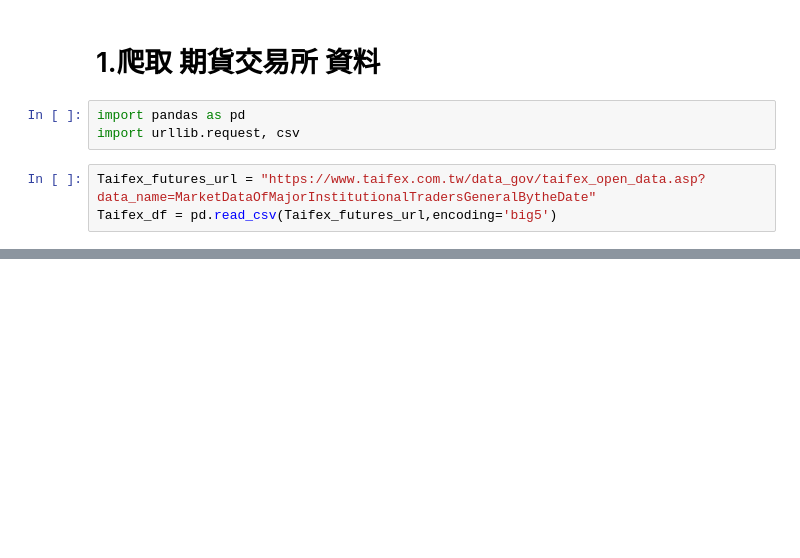
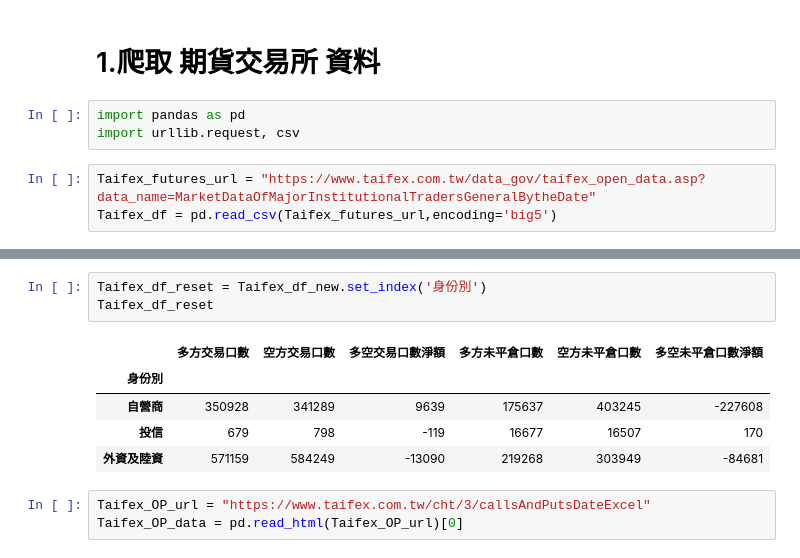
Before and after one commit to Ricky7737/StockInformationWriteInGoogleSheet, a Jupyter notebook: Functiontest/TAIFEX.ipynb, the cells around one changed output, grey strips where cells are left out. Cells and saved outputs as stored; diff of their text form; blank space fills up the shorter version.

```diff
--- a/Functiontest/TAIFEX.ipynb
+++ b/Functiontest/TAIFEX.ipynb
@@ -22,0 +25,12 @@ KeyError: "None of ['身分別'] are in the columns"
+# %%
+Taifex_df_reset = Taifex_df_new.set_index('身份別')
+Taifex_df_reset
+# %% [output]
+|  | 多方交易口數 | 空方交易口數 | 多空交易口數淨額 | 多方未平倉口數 | 空方未平倉口數 | 多空未平倉口數淨額 |
+| 身份別 |  |  |  |  |  |  |
+| 自營商 | 350928 | 341289 | 9639 | 175637 | 403245 | -227608 |
+| 投信 | 679 | 798 | -119 | 16677 | 16507 | 170 |
+| 外資及陸資 | 571159 | 584249 | -13090 | 219268 | 303949 | -84681 |
+# %%
+Taifex_OP_url = "https://www.taifex.com.tw/cht/3/callsAndPutsDateExcel"
+Taifex_OP_data = pd.read_html(Taifex_OP_url)[0]
```
Also changed, not shown: parts of 6 cells of this notebook.
